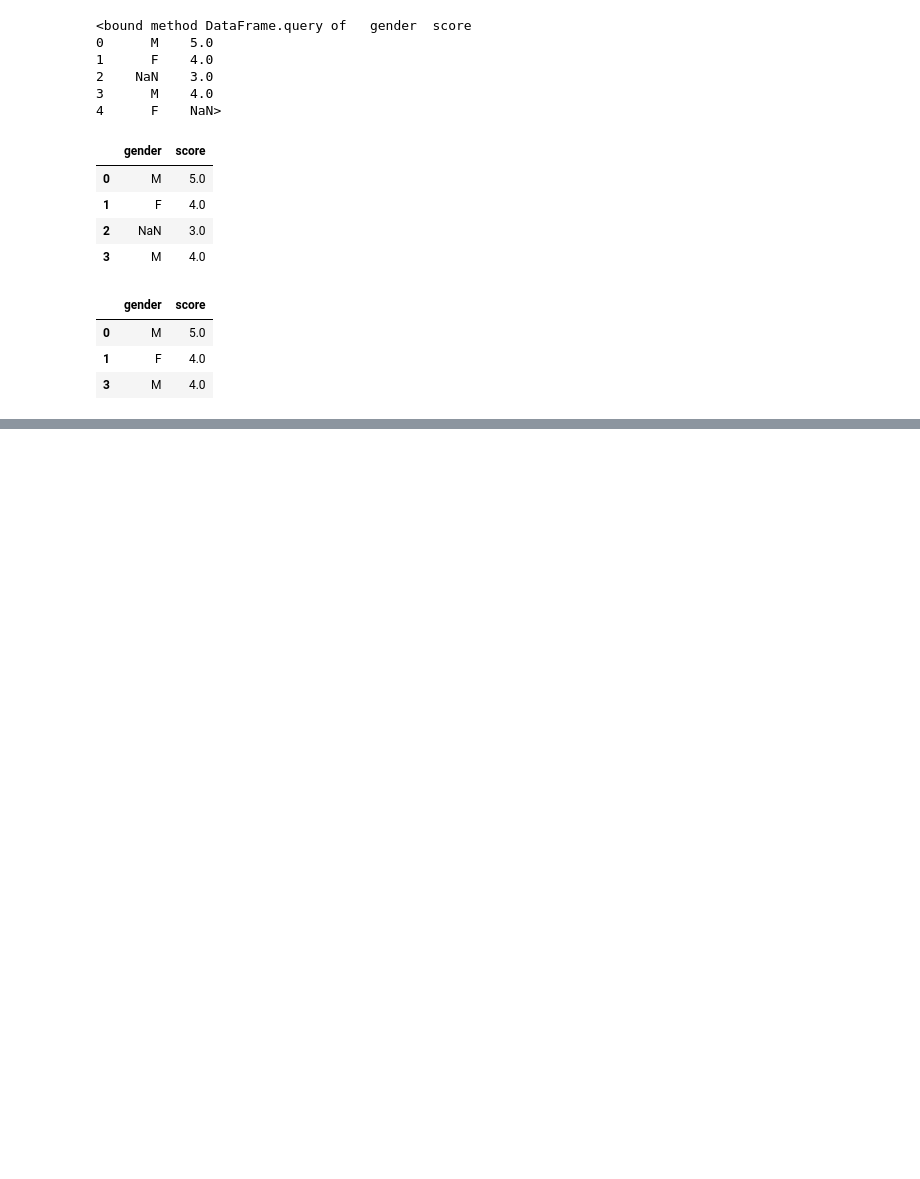
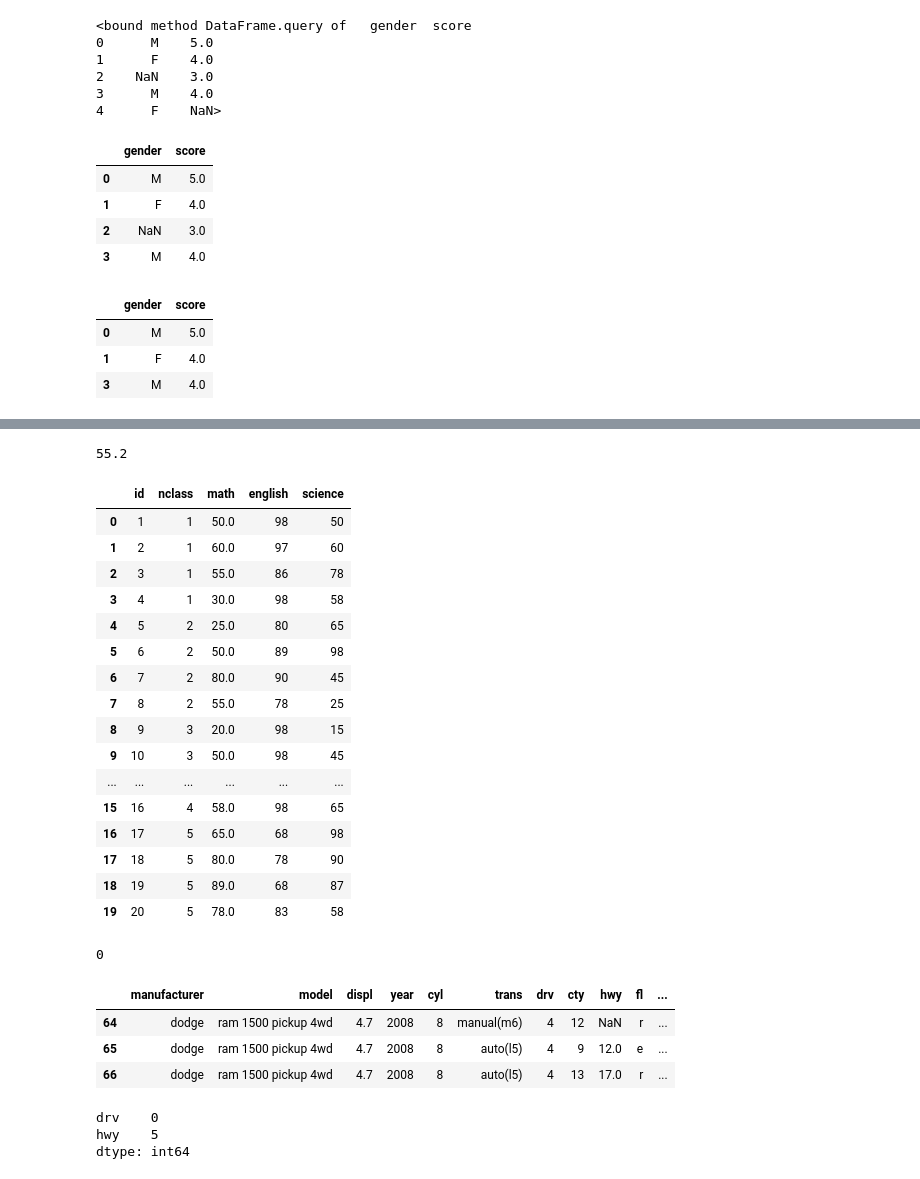
Before and after one commit to aabyess/bigdata, a Jupyter notebook: big_7weeks.ipynb, the cells around one changed output, grey strips where cells are left out. Saved outputs shown, nothing was run; the diff lists cells and outputs as text; code cells hidden in the pictures; blank space fills up the shorter version.

```diff
--- a/big_7weeks.ipynb
+++ b/big_7weeks.ipynb
@@ -269,3 +269,9 @@ df_nomiss
 | 0 | M | 5.0 |
 | 1 | F | 4.0 |
 | 3 | M | 4.0 |
+# %%
+#Lab 3 : 결측치를 평균 값으로 대체하기
+exam = pd.read_csv('C:/Users/213/Data/exam.csv')
+# 인덱스 값 2, 7, 14에 해당 하는 행의 math 컬럼 값을 NaN 값으로 변경
+exam.loc[[2,7,14],['math']] = np.nan
+exam.head()
@@ -271,0 +285,30 @@ df_nomiss
+# %%
+exam['math'].mean()
+# %% [output]
+55.2
+# %%
+# 결측치 값을 평균값 대체하기
+exam['math'] = exam['math'].fillna(55)
+exam
+# %% [output]
+|  | id | nclass | math | english | science |
+| 0 | 1 | 1 | 50.0 | 98 | 50 |
+| 1 | 2 | 1 | 60.0 | 97 | 60 |
+| 2 | 3 | 1 | 55.0 | 86 | 78 |
+| 3 | 4 | 1 | 30.0 | 98 | 58 |
+| 4 | 5 | 2 | 25.0 | 80 | 65 |
+| 5 | 6 | 2 | 50.0 | 89 | 98 |
+| 6 | 7 | 2 | 80.0 | 90 | 45 |
+| 7 | 8 | 2 | 55.0 | 78 | 25 |
+| 8 | 9 | 3 | 20.0 | 98 | 15 |
+| 9 | 10 | 3 | 50.0 | 98 | 45 |
+| ... | ... | ... | ... | ... | ... |
+| 15 | 16 | 4 | 58.0 | 98 | 65 |
+| 16 | 17 | 5 | 65.0 | 68 | 98 |
+| 17 | 18 | 5 | 80.0 | 78 | 90 |
+| 18 | 19 | 5 | 89.0 | 68 | 87 |
+| 19 | 20 | 5 | 78.0 | 83 | 58 |
+# %%
+exam['math'].isna().sum()
+# %% [output]
+0
@@ -271,0 +318,14 @@ df_nomiss
+# %%
+# 인데스 값 [64, 65]의 데이터를 출력해서 NaN 값 확인
+mpg.loc[64:66]
+# %% [output]
+|  | manufacturer | model | displ | year | cyl | trans | drv | cty | hwy | fl | ... |
+| 64 | dodge | ram 1500 pickup 4wd | 4.7 | 2008 | 8 | manual(m6) | 4 | 12 | NaN | r | ... |
+| 65 | dodge | ram 1500 pickup 4wd | 4.7 | 2008 | 8 | auto(l5) | 4 | 9 | 12.0 | e | ... |
+| 66 | dodge | ram 1500 pickup 4wd | 4.7 | 2008 | 8 | auto(l5) | 4 | 13 | 17.0 | r | ... |
+# %%
+mpg[['drv','hwy']].isna().sum()
+# %% [output]
+drv    0
+hwy    5
+dtype: int64
```
Also changed, not shown: parts of 17 cells of this notebook.
